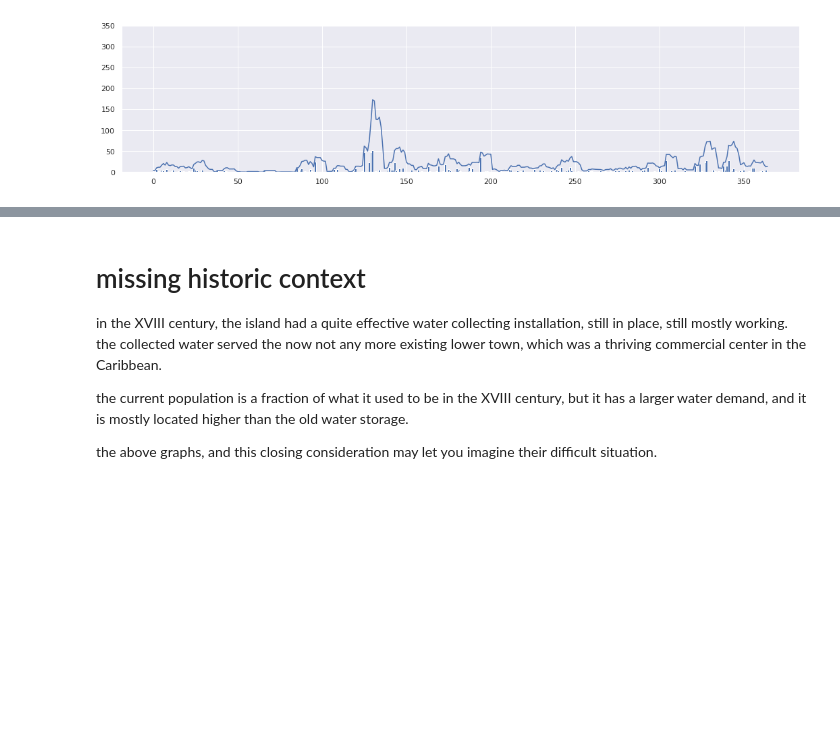
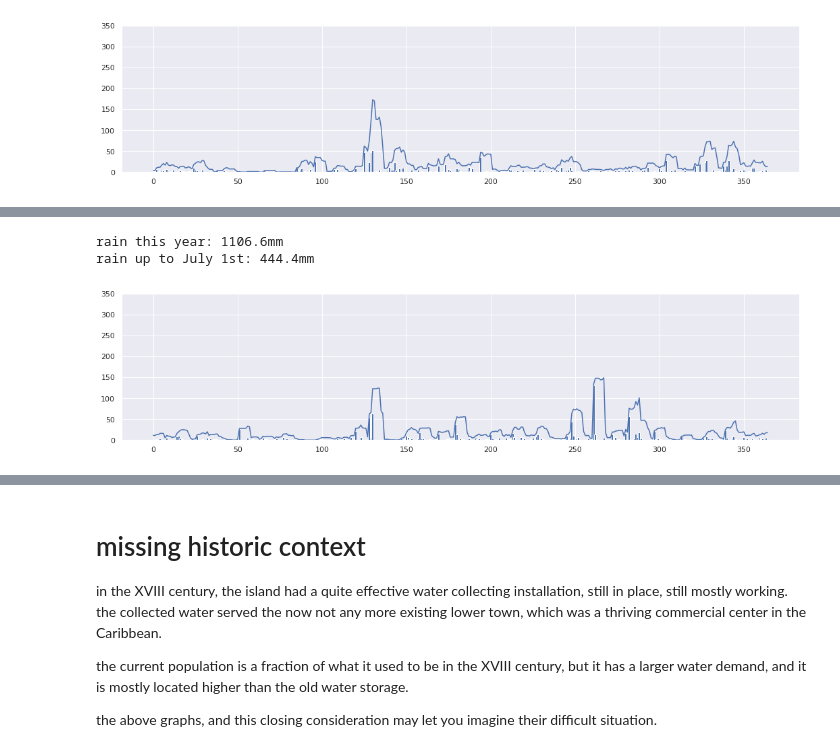
Before and after one commit to mfrasca/notebooks, a Jupyter notebook: SintEustatius/RainData.ipynb, the cells around one changed output, grey strips where cells are left out. Cells and saved outputs as stored; diff of their text form; code cells hidden in the pictures; blank space fills up the shorter version.

```diff
--- a/SintEustatius/RainData.ipynb
+++ b/SintEustatius/RainData.ipynb
@@ -122,0 +135,6 @@ rain up to July 1st: 295.6mm
+# %%
+values = plot_year(2017, values)
+# %% [output]
+rain this year: 1106.6mm
+rain up to July 1st: 444.4mm
+[figure, added]
```
Also changed, not shown: parts of 4 cells of this notebook, 1 other file.
